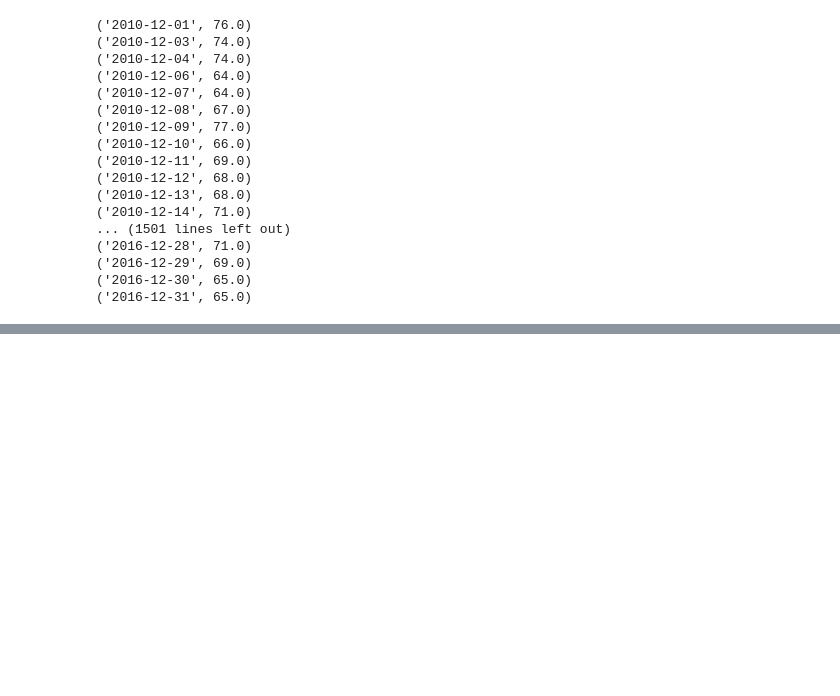
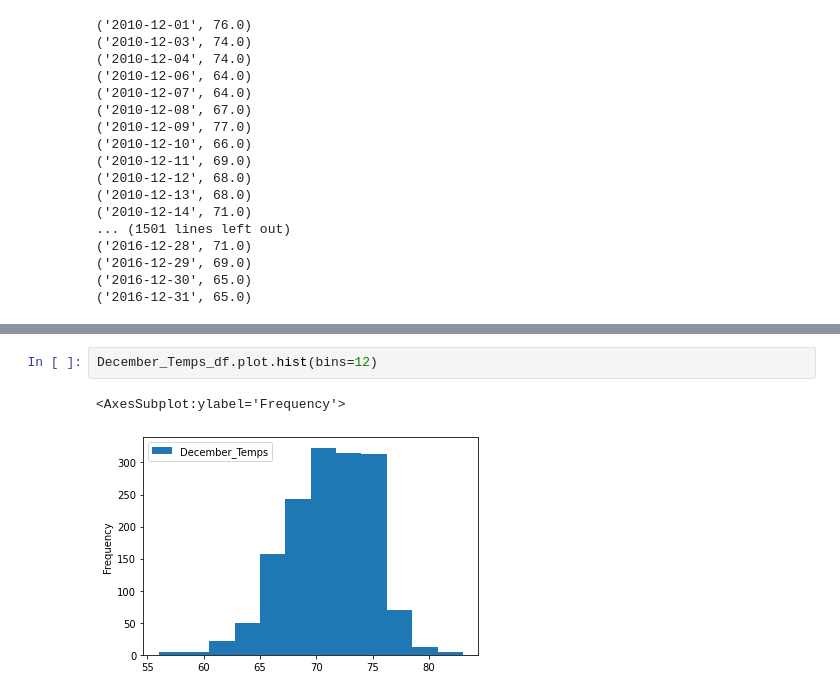
Before and after one commit to DYRuiz/Surfs_Up, a Jupyter notebook: SurfsUp_Challenge.ipynb, the cells around one changed output, grey strips where cells are left out. Drawn from its saved outputs; the diff is of its cells as text; blank space fills up the shorter version.

```diff
--- a/SurfsUp_Challenge.ipynb
+++ b/SurfsUp_Challenge.ipynb
@@ -113,3 +118,8 @@ December_Temps_df.describe()
 | 50% | 71.000000 |
 | 75% | 74.000000 |
 | max | 83.000000 |
+# %%
+December_Temps_df.plot.hist(bins=12)
+# %% [output]
+<AxesSubplot:ylabel='Frequency'>
+[figure, added]
```
Also changed, not shown: parts of 5 cells of this notebook, 2 other files.
